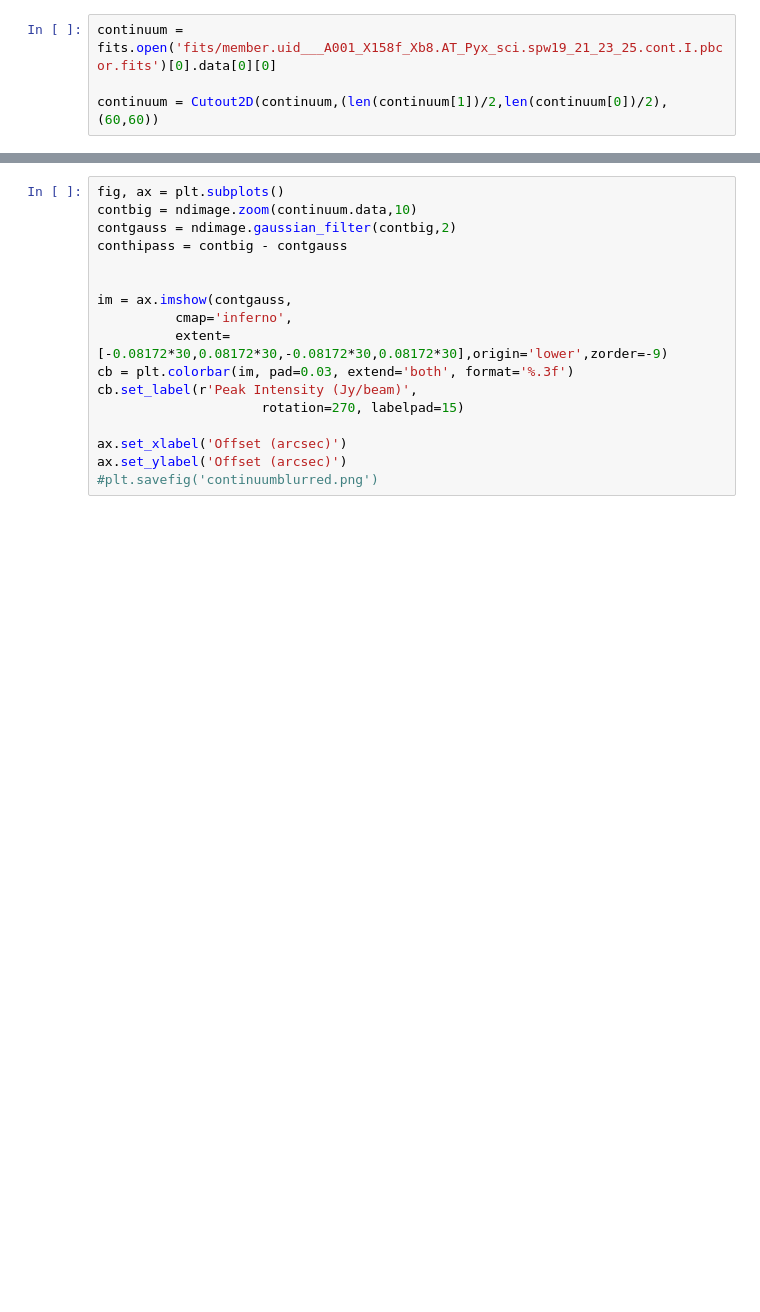
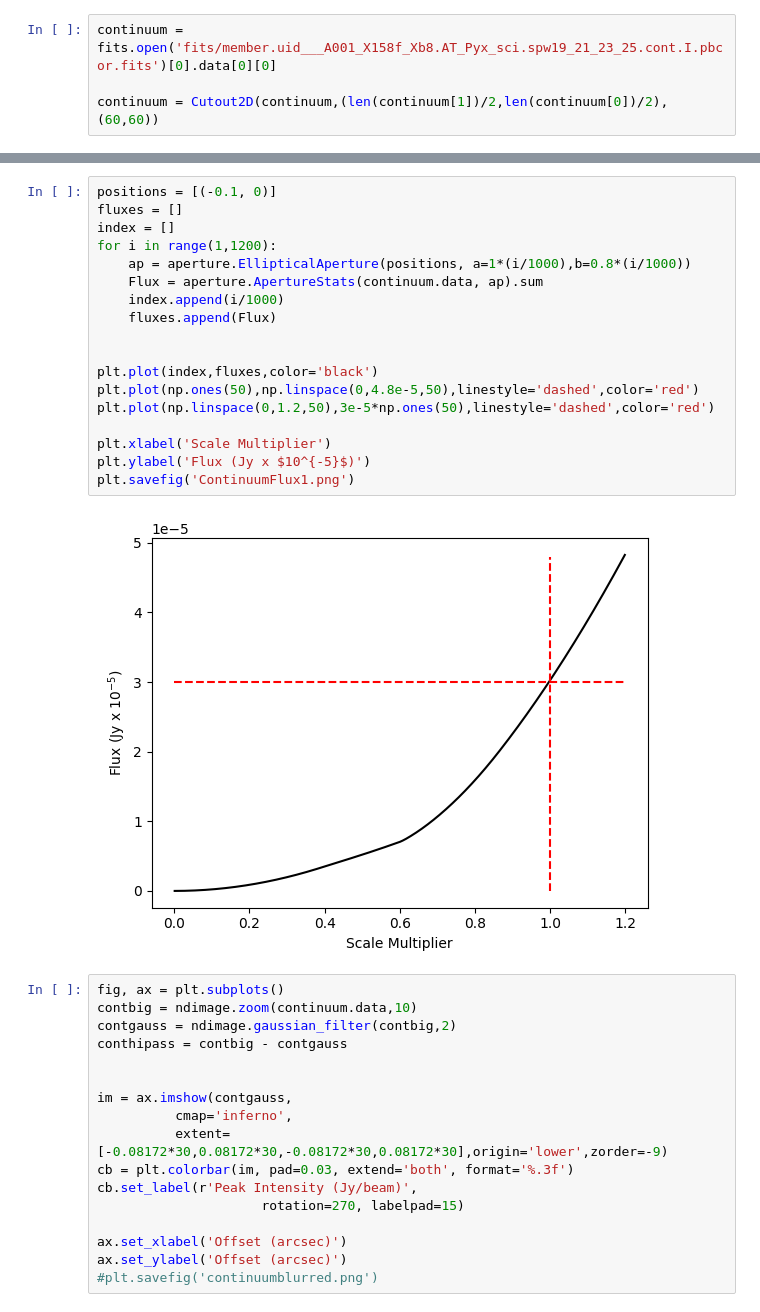
Before and after one commit to danmcl77/masters, a Jupyter notebook: Plotting.ipynb, the cells around one changed output, grey strips where cells are left out. Saved outputs shown, nothing was run; the diff lists cells and outputs as text; blank space fills up the shorter version.

```diff
--- a/Plotting.ipynb
+++ b/Plotting.ipynb
@@ -29,3 +43,23 @@ Text(0, 0.5, 'Offset (arcsec)')
+# %%
+positions = [(-0.1, 0)]
+fluxes = []
+index = []
+for i in range(1,1200):
+    ap = aperture.EllipticalAperture(positions, a=1*(i/1000),b=0.8*(i/1000))
+    Flux = aperture.ApertureStats(continuum.data, ap).sum
+    index.append(i/1000)
+    fluxes.append(Flux)
+
+
+plt.plot(index,fluxes,color='black')
+plt.plot(np.ones(50),np.linspace(0,4.8e-5,50),linestyle='dashed',color='red')
+plt.plot(np.linspace(0,1.2,50),3e-5*np.ones(50),linestyle='dashed',color='red')
+
+plt.xlabel('Scale Multiplier')
+plt.ylabel('Flux (Jy x $10^{-5}$)')
+plt.savefig('ContinuumFlux1.png')
+# %% [output]
+[figure, added]
 # %%
 fig, ax = plt.subplots()
 contbig = ndimage.zoom(continuum.data,10)
```
Also changed, not shown: parts of 3 cells of this notebook, 1 other file.
